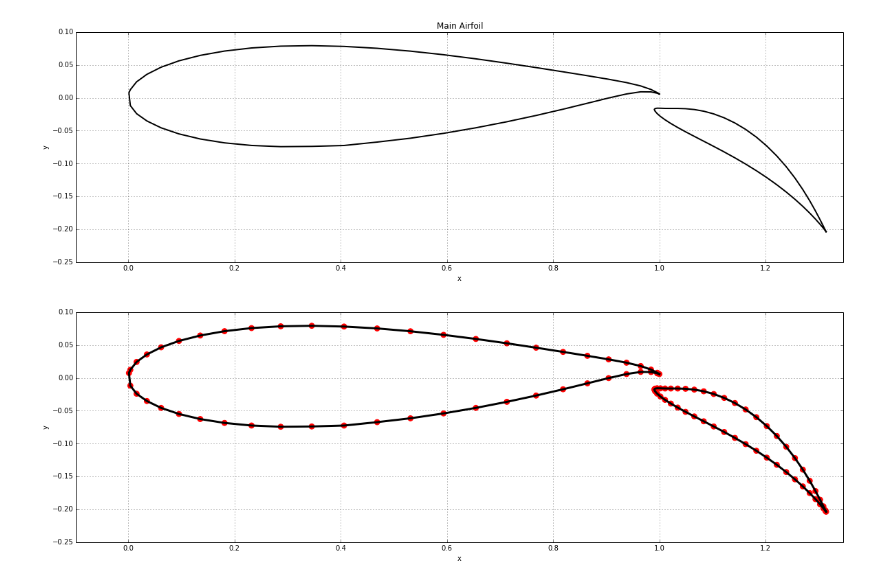
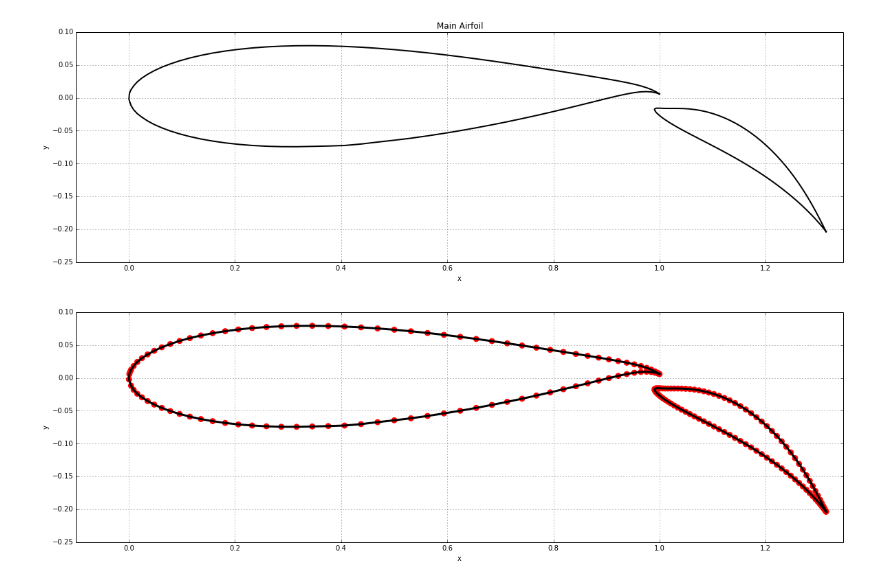
Before and after one commit to cbell14/Aero_Hydro, a Jupyter notebook: 2D_Multi_Element_Airfoil.ipynb, the cells around one changed output. Drawn from its saved outputs; the diff is of its cells as text; code cells hidden in the pictures.

```diff
--- a/2D_Multi_Element_Airfoil.ipynb
+++ b/2D_Multi_Element_Airfoil.ipynb
@@ -5,7 +6,7 @@ import math
 import csv
 import pprint
 # %%
-with open ('./resources/MainFoil_N=50.csv') as file_name:
+with open ('./resources/MainFoil_N=100.csv') as file_name:
     coords_main = np.genfromtxt(file_name, delimiter=',')
 
 
@@ -22,7 +23,7 @@ y_min_main, y_max_main = y_main.min(), y_main.max()
 x_start_main, x_end_main = x_min_main-val_x*(x_max_main-x_min_main), x_max_main+val_x*(x_max_main-x_min_main)
 y_start_main, y_end_main = y_min_main-val_y*(y_max_main-y_min_main), y_max_main+val_y*(y_max_main-y_min_main)
 
-with open ('./resources/FlapFoil_N=50.csv') as file_name:
+with open ('./resources/FlapFoil_N=100.csv') as file_name:
     coords_flap = np.genfromtxt(file_name, delimiter=',')
 
 x_flap = np.empty((len(coords_flap),1), dtype=float)
@@ -53,65 +54,58 @@ plt.plot(x_flap, y_flap, color='k', linestyle='-',linewidth=2);
 [figure]
 # %%
 class Panel:
-    """Contains information related to a Panel"""
     def __init__(self, xa, ya, xb, yb):
-        """Initializes the panel
-
-        Params:
-        -------
-        xa, ya  float, coordinates of the first end point of the panel
-        xb, yb  float, coordinates of the second end point of the panel
-        """
-
         self.xa, self.ya = xa, ya
         self.xb, self.yb = xb, yb
+        self.xc, self.yc = (xa+xb)/2, (ya+yb)/2
+        self.length = np.sqrt((xb-xa)**2+(yb-ya)**2)
+        if xb-xa <= 0.:
+            self.beta = np.arccos((yb-ya)/self.length)
+        elif xb-xa > 0.:
+            self.beta = np.pi + np.arccos(-(yb-ya)/self.length)
 
-        self.xc, self.yc = (xa+xb)/2, (ya+yb)/2 #center point
+        # project to normal and tangential direction
+        self.nx = np.cos(self.beta)
+        self.ny = np.sin(self.beta)
+        self.tx = -np.sin(self.beta)
+        self.ty = np.cos(self.beta)
 
-        self.length = math.sqrt((xb-xa)**2 + (yb-ya)**2) #length of panel
-
-        #panel orientation
-        if xb-xa <= 0.0:
-            self.beta = math.acos((yb-ya)/self.length)
-        elif xb-xa> 0.0:
-            self.beta = math.pi + math.acos(-(yb-ya)/self.length)
-
-        #panel location
-        if self.beta <= math.pi:
+        if self.beta <= np.pi:
             self.loc = 'extrados'
         else:
             self.loc = 'intrados'
 
-        self.sigma = 0.0   #source strength
-        self.vt = 0.0      #tangential velocity
-        self.cp = 0.0      #pressure coefficient
+        self.sigma = 0.
+        self.vt = 0.
+        self.cp = 0.
 # %%
 N_main = len(x_main) -1 #number of panels
 N_flap = len(x_flap) -1
 panels_main = np.empty(N_main, dtype=object)
 panels_flap = np.empty(N_flap, dtype=object)
 
 for i in xrange(N_main):
     panels_main[i] = Panel(x_main[i], y_main[i], x_main[i+1], y_main[i+1])
 
 for i in xrange(N_flap):
     panels_flap[i] = Panel(x_flap[i], y_flap[i], x_flap[i+1], y_flap[i+1])
 
+tot_panels = np.concatenate((panels_main,panels_flap))
 %matplotlib inline
 plt.figure(figsize=(20,6))
 plt.grid(True)
 plt.xlabel('x')
 plt.ylabel('y')
 plt.xlim(x_start_main, x_end_flap)
 #plt.ylim(y_start, y_end)
 plt.plot(x_main, y_main, color='k', linestyle='-', linewidth=3)
 plt.scatter([p.xa for p in panels_main],[p.ya for p in panels_main], color='r',\
     s=60)
 plt.plot(x_flap, y_flap, color='k', linestyle='-',linewidth=3)
 plt.scatter([p.xa for p in panels_flap],[p.ya for p in panels_flap], color='r',\
     s=60);
 # %% [output]
-[figure, old version]
+[figure, new version]
 # %%
 class Freestream:
     """Freestream conditions"""
```
Also changed, not shown: parts of 22 cells of this notebook.
